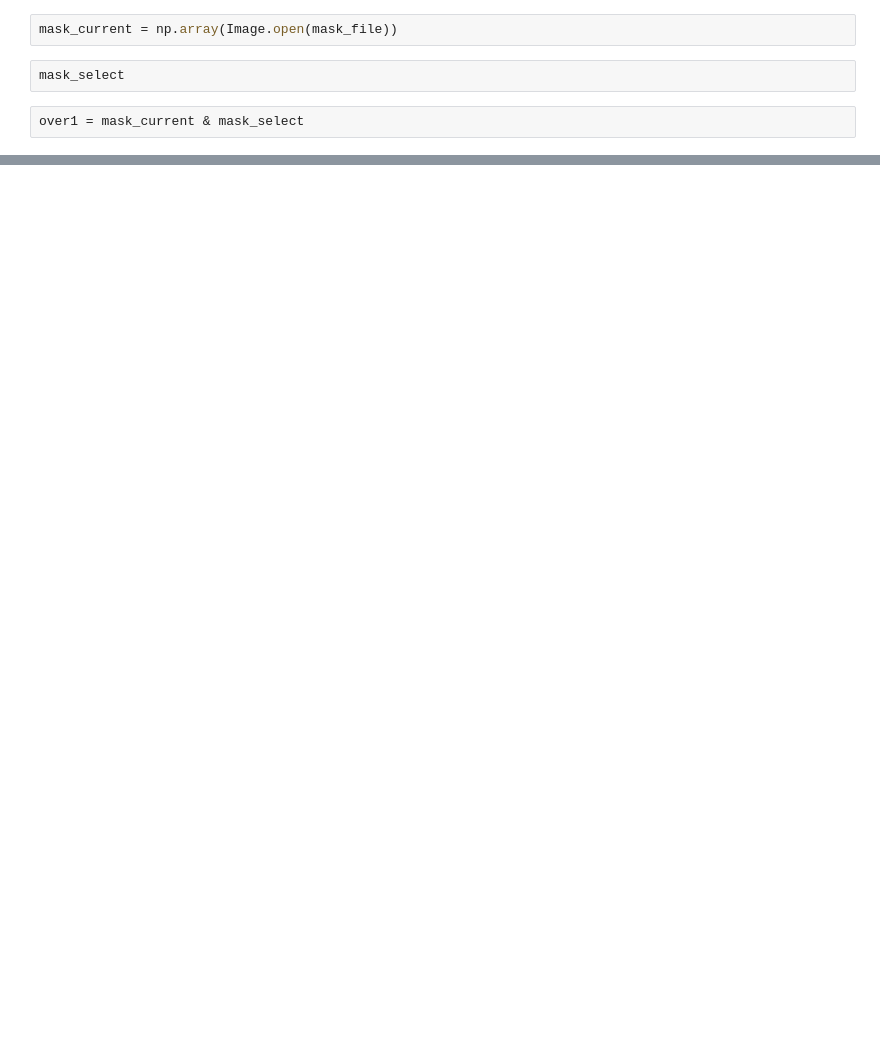
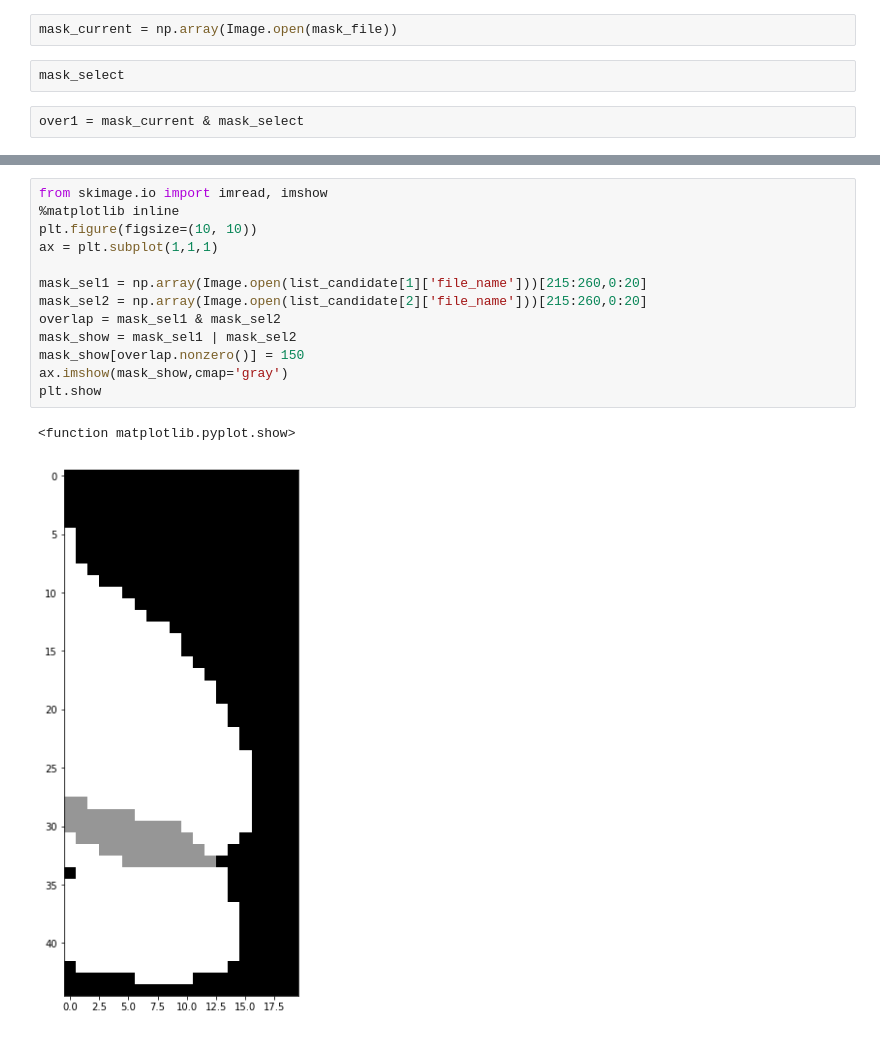
Before and after one commit to AlvinYC/KaggleBowl2018, a Jupyter notebook: external_data/weebly_xml/code/data_xml_to_mask-v2.ipynb, the cells around one changed output, grey strips where cells are left out. Drawn from its saved outputs; the diff is of its cells as text; blank space fills up the shorter version.

```diff
--- a/external_data/weebly_xml/code/data_xml_to_mask-v2.ipynb
+++ b/external_data/weebly_xml/code/data_xml_to_mask-v2.ipynb
@@ -346,0 +303,16 @@ mask_sel[200:210,40:50]
+# %%
+from skimage.io import imread, imshow
+%matplotlib inline
+plt.figure(figsize=(10, 10))
+ax = plt.subplot(1,1,1)
+
+mask_sel1 = np.array(Image.open(list_candidate[1]['file_name']))[215:260,0:20]
+mask_sel2 = np.array(Image.open(list_candidate[2]['file_name']))[215:260,0:20]
+overlap = mask_sel1 & mask_sel2
+mask_show = mask_sel1 | mask_sel2
+mask_show[overlap.nonzero()] = 150
+ax.imshow(mask_show,cmap='gray')
+plt.show
+# %% [output]
+<function matplotlib.pyplot.show>
+[figure, added]
```
Also changed, not shown: parts of 18 cells of this notebook.
